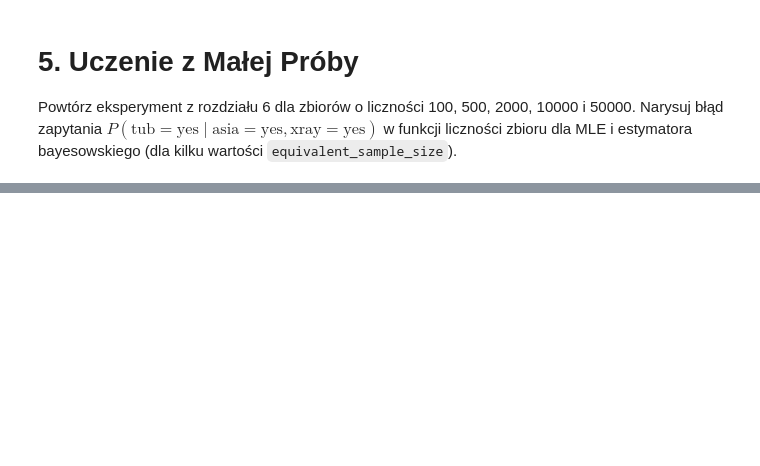
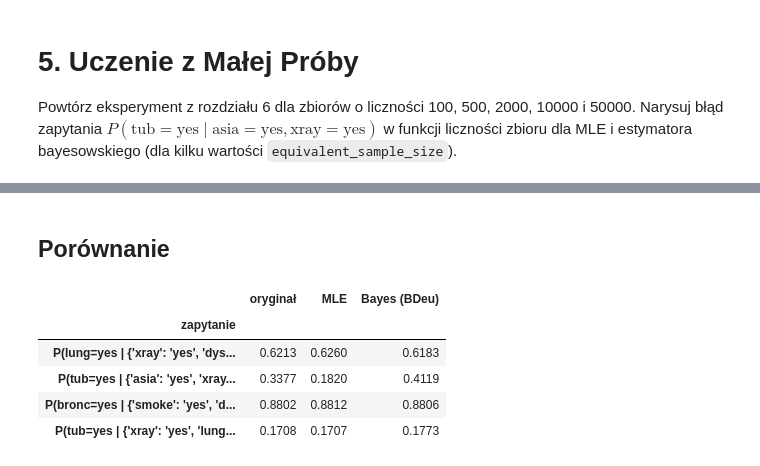
Before and after one commit to xXKeNdAmAmAsTeRXx/IFM_konwoledge_enginnering, a Jupyter notebook: src/ifm_konwoledge_enginnering/labs/3_lab_pgmpy/Lab3_tasks.ipynb, the cells around one changed output, grey strips where cells are left out. Saved outputs shown, nothing was run; the diff lists cells and outputs as text; code cells hidden in the pictures; blank space fills up the shorter version.

Commit message:
add: task 5 with estimators training

```diff
--- a/src/ifm_konwoledge_enginnering/labs/3_lab_pgmpy/Lab3_tasks.ipynb
+++ b/src/ifm_konwoledge_enginnering/labs/3_lab_pgmpy/Lab3_tasks.ipynb
@@ -439,0 +490,9 @@ Powtórz eksperyment z rozdziału 6 dla zbiorów o liczności 100, 500, 2000, 10
+# %%
+from pgmpy.models import DiscreteBayesianNetwork
+from pgmpy.parameter_estimator import DiscreteMLE
+
+mle_model = DiscreteBayesianNetwork(asia_model.edges())  # tylko struktura, bez CPD
+mle_model.fit(data, estimator=DiscreteMLE())
+
+print(asia_model.get_cpds("tub"))
+print(mle_model.get_cpds("tub"))
@@ -439,0 +516,8 @@ Powtórz eksperyment z rozdziału 6 dla zbiorów o liczności 100, 500, 2000, 10
+# %%
+from pgmpy.parameter_estimator import DiscreteBayesianEstimator
+
+bayes_model = DiscreteBayesianNetwork(asia_model.edges())
+bayes_model.fit(data, estimator=DiscreteBayesianEstimator(prior_type="BDeu", equivalent_sample_size=10))
+
+print(bayes_model.get_cpds("tub"))
+print(bayes_model.get_cpds("either"))
@@ -439,0 +541,23 @@ Powtórz eksperyment z rozdziału 6 dla zbiorów o liczności 100, 500, 2000, 10
+# %% [markdown]
+## Porównanie
+# %%
+test_queries = [
+    ("lung", {"xray": "yes", "dysp": "yes"}),
+    ("tub", {"asia": "yes", "xray": "yes"}),
+    ("bronc", {"smoke": "yes", "dysp": "yes"}),
+    ("tub", {"xray": "yes", "lung": "no"}),
+]
+rows = []
+for var, ev in test_queries:
+    row = {"zapytanie": f"P({var}=yes | {ev})"}
+    for name, model in [("oryginał", asia_model), ("MLE", mle_model), ("Bayes (BDeu)", bayes_model)]:
+        row[name] = VariableElimination(model).query([var], evidence=ev).get_value(**{var: "yes"})
+    rows.append(row)
+pd.DataFrame(rows).set_index("zapytanie").round(4)
+# %% [output]
+|  | oryginał | MLE | Bayes (BDeu) |
+| zapytanie |  |  |  |
+| P(lung=yes | {'xray': 'yes', 'dys... | 0.6213 | 0.6260 | 0.6183 |
+| P(tub=yes | {'asia': 'yes', 'xray... | 0.3377 | 0.1820 | 0.4119 |
+| P(bronc=yes | {'smoke': 'yes', 'd... | 0.8802 | 0.8812 | 0.8806 |
+| P(tub=yes | {'xray': 'yes', 'lung... | 0.1708 | 0.1707 | 0.1773 |
```
Also changed, not shown: parts of 12 cells of this notebook.
